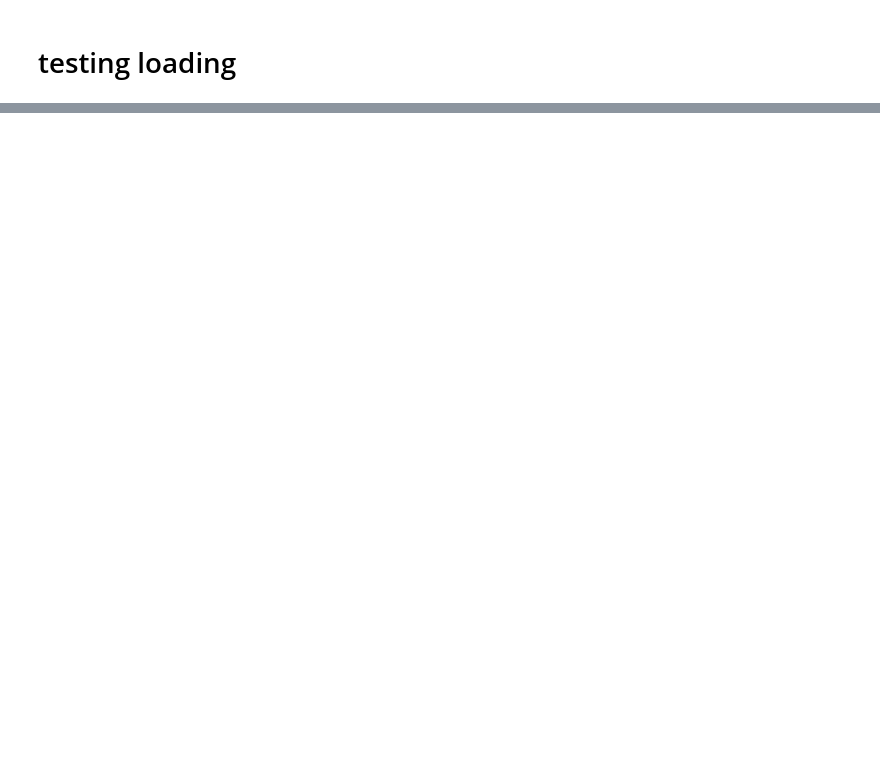
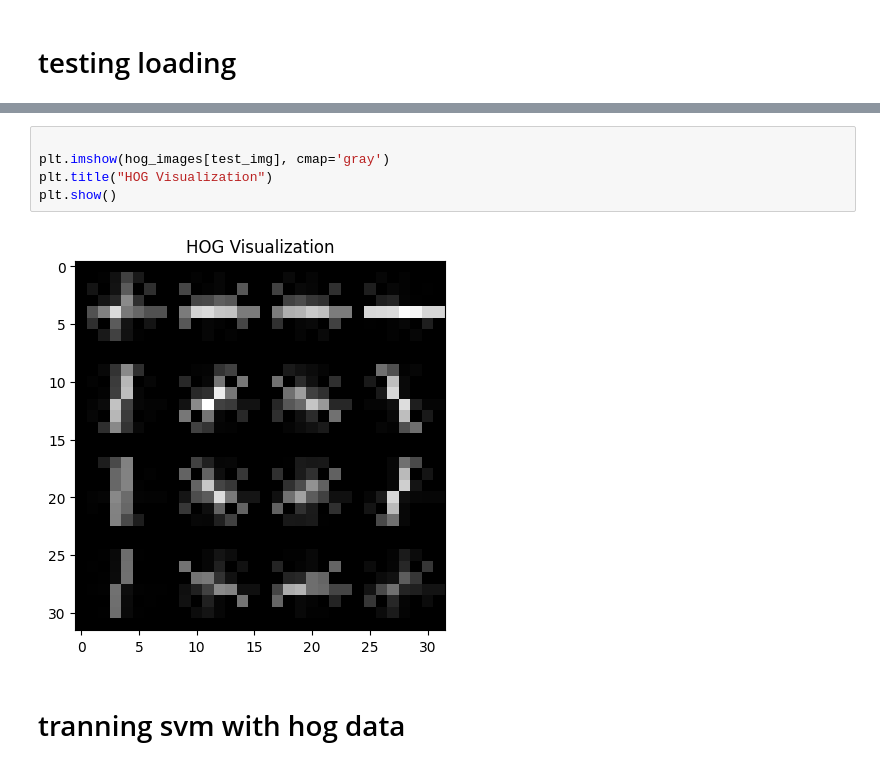
Before and after one commit to tadros12/Traffic_signs, a Jupyter notebook: project.ipynb, the cells around one changed output, grey strips where cells are left out. Saved outputs shown, nothing was run; the diff lists cells and outputs as text; blank space fills up the shorter version.

```diff
--- a/project.ipynb
+++ b/project.ipynb
@@ -109,0 +136,9 @@ plt.show()
+# %%
+
+plt.imshow(hog_images[test_img], cmap='gray')
+plt.title("HOG Visualization")
+plt.show()
+# %% [output]
+[figure, added]
+# %% [markdown]
+# tranning svm with hog data
```
Also changed, not shown: parts of 7 cells of this notebook.
